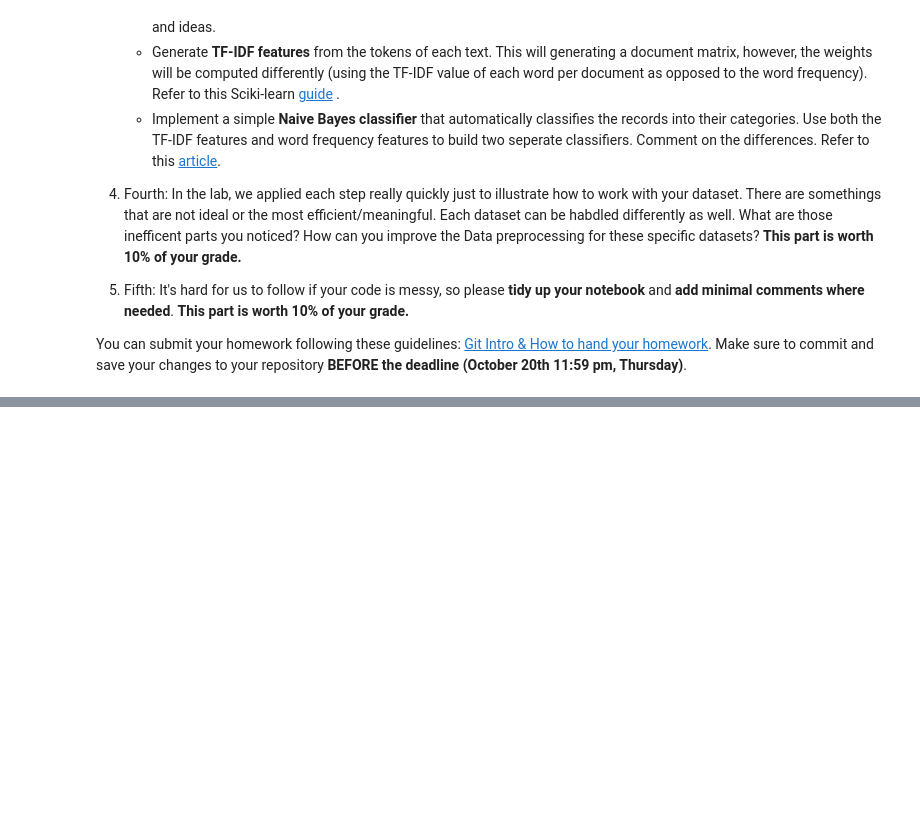
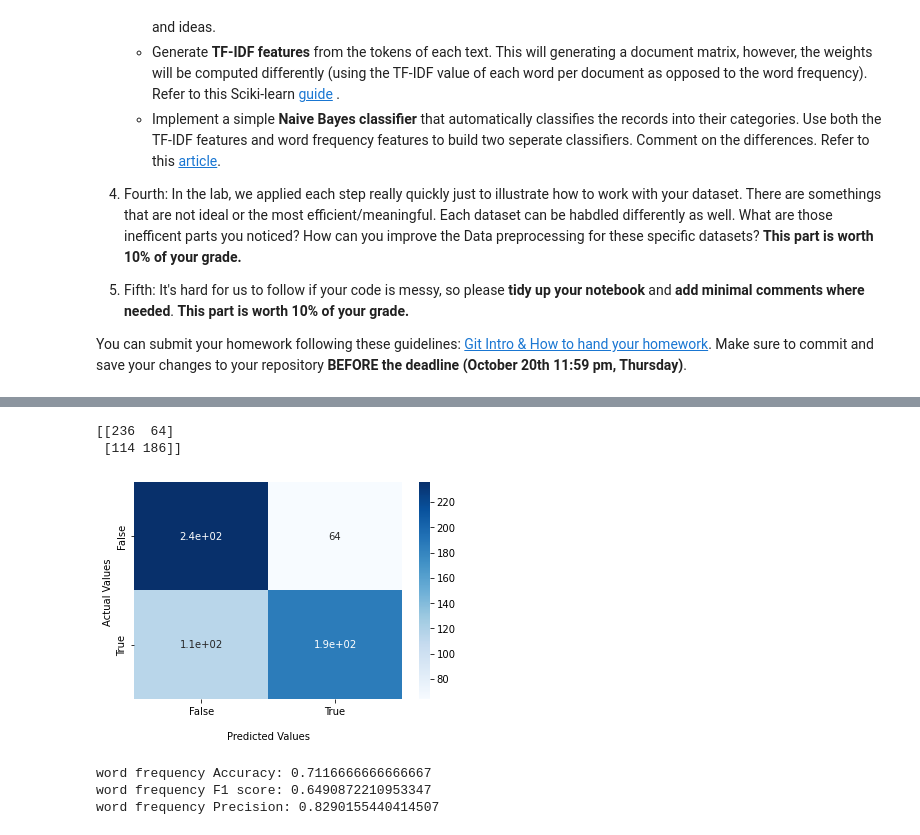
Before and after one commit to judylin0324/DM2022-Lab1-Homework-1, a Jupyter notebook: DM2022-Lab1-Homework.ipynb, the cells around one changed output, grey strips where cells are left out. Saved outputs shown, nothing was run; the diff lists cells and outputs as text; code cells hidden in the pictures; blank space fills up the shorter version.

```diff
--- a/DM2022-Lab1-Homework.ipynb
+++ b/DM2022-Lab1-Homework.ipynb
@@ -118,0 +133,35 @@ df_amazon[0:2]
+# %%
+cm = contingency_matrix(y_test, y_pred)
+print(cm)
+conf_matrix = confusion_matrix(y_test, y_pred)
+
+ax = sns.heatmap(conf_matrix, annot=True, cmap='Blues')
+
+ax.set_xlabel('\nPredicted Values')
+ax.set_ylabel('Actual Values ');
+
+ax.xaxis.set_ticklabels(['False','True'])
+ax.yaxis.set_ticklabels(['False','True'])
+
+plt.show()
+# %% [output]
+[[236  64]
+ [114 186]]
+[figure, added]
+# %%
+# use word frequency train bayes
+count_vectorizer = CountVectorizer()
+train_c = count_vectorizer.fit_transform(X_train)
+test_c = count_vectorizer.transform(X_test)
+
+model = GaussianNB()
+model.fit(train_c.toarray(),y_train)
+y_pred = model.predict(test_c.toarray())
+
+print('word frequency Accuracy:', accuracy_score(y_test, y_pred))
+print('word frequency F1 score:', f1_score(y_test, y_pred))
+print('word frequency Precision:', precision_score(y_test, y_pred))
+# %% [output]
+word frequency Accuracy: 0.7116666666666667
+word frequency F1 score: 0.6490872210953347
+word frequency Precision: 0.8290155440414507
```
Also changed, not shown: parts of 17 cells of this notebook, 1 other file.
